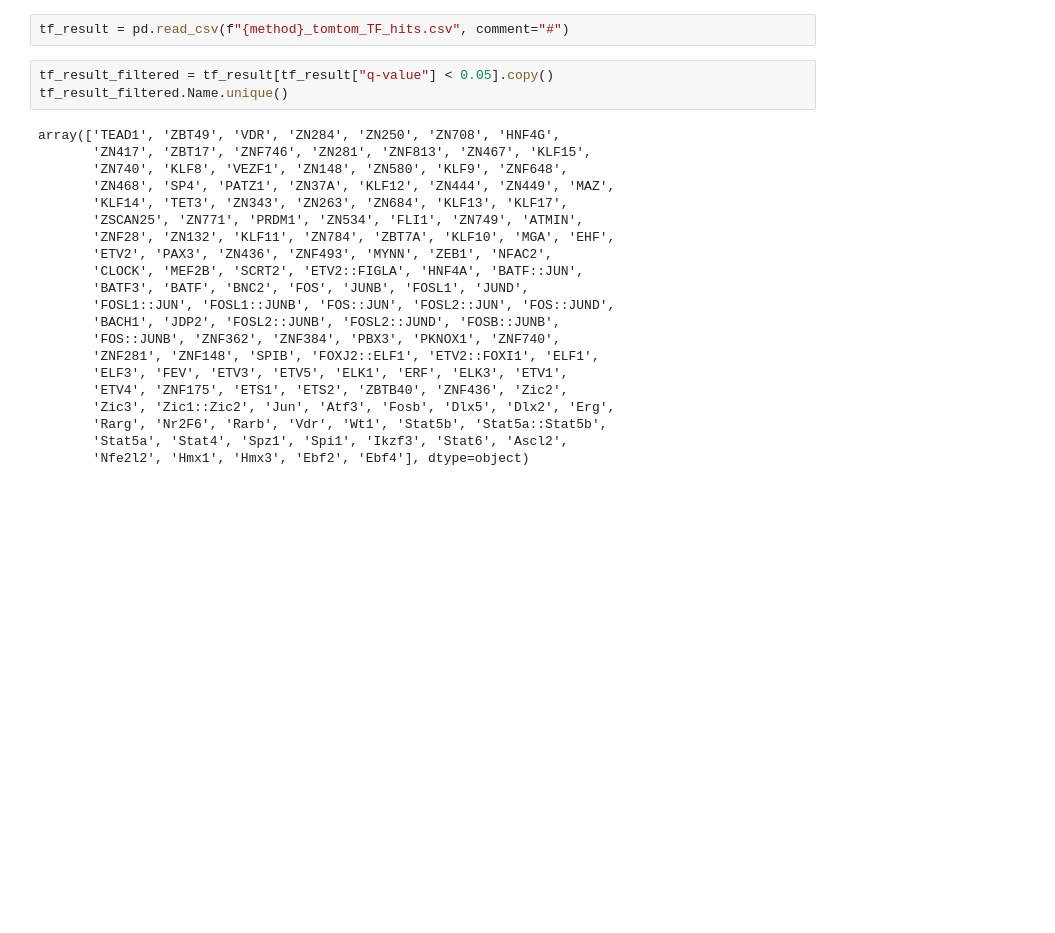
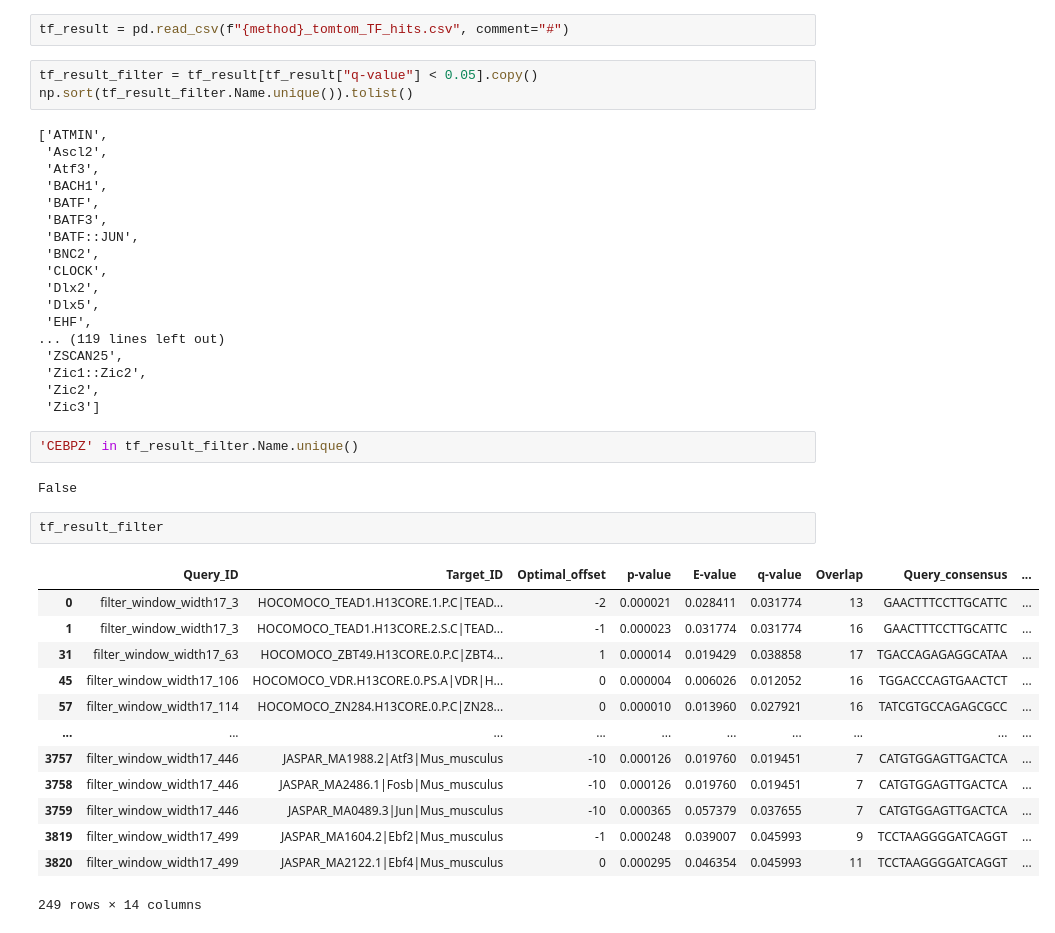
Before and after one commit to catombiotech/epiRNA_Analysis, a Jupyter notebook: filter/2-get_kernel_motifs.ipynb, the cells around one changed output. Saved outputs shown, nothing was run; the diff lists cells and outputs as text; blank space fills up the shorter version.

```diff
--- a/filter/2-get_kernel_motifs.ipynb
+++ b/filter/2-get_kernel_motifs.ipynb
@@ -486,26 +486,43 @@ for i in range(len(hit.Query_ID.unique())):
 # %%
 tf_result = pd.read_csv(f"{method}_tomtom_TF_hits.csv", comment="#")
 # %%
-tf_result_filtered = tf_result[tf_result["q-value"] < 0.05].copy()
-tf_result_filtered.Name.unique()
+tf_result_filter = tf_result[tf_result["q-value"] < 0.05].copy()
+np.sort(tf_result_filter.Name.unique()).tolist()
 # %% [output]
-array(['TEAD1', 'ZBT49', 'VDR', 'ZN284', 'ZN250', 'ZN708', 'HNF4G',
-       'ZN417', 'ZBT17', 'ZNF746', 'ZN281', 'ZNF813', 'ZN467', 'KLF15',
-       'ZN740', 'KLF8', 'VEZF1', 'ZN148', 'ZN580', 'KLF9', 'ZNF648',
-       'ZN468', 'SP4', 'PATZ1', 'ZN37A', 'KLF12', 'ZN444', 'ZN449', 'MAZ',
-       'KLF14', 'TET3', 'ZN343', 'ZN263', 'ZN684', 'KLF13', 'KLF17',
-       'ZSCAN25', 'ZN771', 'PRDM1', 'ZN534', 'FLI1', 'ZN749', 'ATMIN',
-       'ZNF28', 'ZN132', 'KLF11', 'ZN784', 'ZBT7A', 'KLF10', 'MGA', 'EHF',
-       'ETV2', 'PAX3', 'ZN436', 'ZNF493', 'MYNN', 'ZEB1', 'NFAC2',
-       'CLOCK', 'MEF2B', 'SCRT2', 'ETV2::FIGLA', 'HNF4A', 'BATF::JUN',
-       'BATF3', 'BATF', 'BNC2', 'FOS', 'JUNB', 'FOSL1', 'JUND',
-       'FOSL1::JUN', 'FOSL1::JUNB', 'FOS::JUN', 'FOSL2::JUN', 'FOS::JUND',
-       'BACH1', 'JDP2', 'FOSL2::JUNB', 'FOSL2::JUND', 'FOSB::JUNB',
-       'FOS::JUNB', 'ZNF362', 'ZNF384', 'PBX3', 'PKNOX1', 'ZNF740',
-       'ZNF281', 'ZNF148', 'SPIB', 'FOXJ2::ELF1', 'ETV2::FOXI1', 'ELF1',
-       'ELF3', 'FEV', 'ETV3', 'ETV5', 'ELK1', 'ERF', 'ELK3', 'ETV1',
-       'ETV4', 'ZNF175', 'ETS1', 'ETS2', 'ZBTB40', 'ZNF436', 'Zic2',
-       'Zic3', 'Zic1::Zic2', 'Jun', 'Atf3', 'Fosb', 'Dlx5', 'Dlx2', 'Erg',
-       'Rarg', 'Nr2F6', 'Rarb', 'Vdr', 'Wt1', 'Stat5b', 'Stat5a::Stat5b',
-       'Stat5a', 'Stat4', 'Spz1', 'Spi1', 'Ikzf3', 'Stat6', 'Ascl2',
-       'Nfe2l2', 'Hmx1', 'Hmx3', 'Ebf2', 'Ebf4'], dtype=object)
+['ATMIN',
+ 'Ascl2',
+ 'Atf3',
+ 'BACH1',
+ 'BATF',
+ 'BATF3',
+ 'BATF::JUN',
+ 'BNC2',
+ 'CLOCK',
+ 'Dlx2',
+ 'Dlx5',
+ 'EHF',
+... (119 lines left out)
+ 'ZSCAN25',
+ 'Zic1::Zic2',
+ 'Zic2',
+ 'Zic3']
+# %%
+'CEBPZ' in tf_result_filter.Name.unique()
+# %% [output]
+False
+# %%
+tf_result_filter
+# %% [output]
+|  | Query_ID | Target_ID | Optimal_offset | p-value | E-value | q-value | Overlap | Query_consensus | ... |
+| 0 | filter_window_width17_3 | HOCOMOCO_TEAD1.H13CORE.1.P.C|TEAD... | -2 | 0.000021 | 0.028411 | 0.031774 | 13 | GAACTTTCCTTGCATTC | ... |
+| 1 | filter_window_width17_3 | HOCOMOCO_TEAD1.H13CORE.2.S.C|TEAD... | -1 | 0.000023 | 0.031774 | 0.031774 | 16 | GAACTTTCCTTGCATTC | ... |
+| 31 | filter_window_width17_63 | HOCOMOCO_ZBT49.H13CORE.0.P.C|ZBT4... | 1 | 0.000014 | 0.019429 | 0.038858 | 17 | TGACCAGAGAGGCATAA | ... |
+| 45 | filter_window_width17_106 | HOCOMOCO_VDR.H13CORE.0.PS.A|VDR|H... | 0 | 0.000004 | 0.006026 | 0.012052 | 16 | TGGACCCAGTGAACTCT | ... |
+| 57 | filter_window_width17_114 | HOCOMOCO_ZN284.H13CORE.0.P.C|ZN28... | 0 | 0.000010 | 0.013960 | 0.027921 | 16 | TATCGTGCCAGAGCGCC | ... |
+| ... | ... | ... | ... | ... | ... | ... | ... | ... | ... |
+| 3757 | filter_window_width17_446 | JASPAR_MA1988.2|Atf3|Mus_musculus | -10 | 0.000126 | 0.019760 | 0.019451 | 7 | CATGTGGAGTTGACTCA | ... |
+| 3758 | filter_window_width17_446 | JASPAR_MA2486.1|Fosb|Mus_musculus | -10 | 0.000126 | 0.019760 | 0.019451 | 7 | CATGTGGAGTTGACTCA | ... |
+| 3759 | filter_window_width17_446 | JASPAR_MA0489.3|Jun|Mus_musculus | -10 | 0.000365 | 0.057379 | 0.037655 | 7 | CATGTGGAGTTGACTCA | ... |
+| 3819 | filter_window_width17_499 | JASPAR_MA1604.2|Ebf2|Mus_musculus | -1 | 0.000248 | 0.039007 | 0.045993 | 9 | TCCTAAGGGGATCAGGT | ... |
+| 3820 | filter_window_width17_499 | JASPAR_MA2122.1|Ebf4|Mus_musculus | 0 | 0.000295 | 0.046354 | 0.045993 | 11 | TCCTAAGGGGATCAGGT | ... |
+249 rows × 14 columns
```
Also changed, not shown: parts of 3 cells of this notebook, 4 other files.
